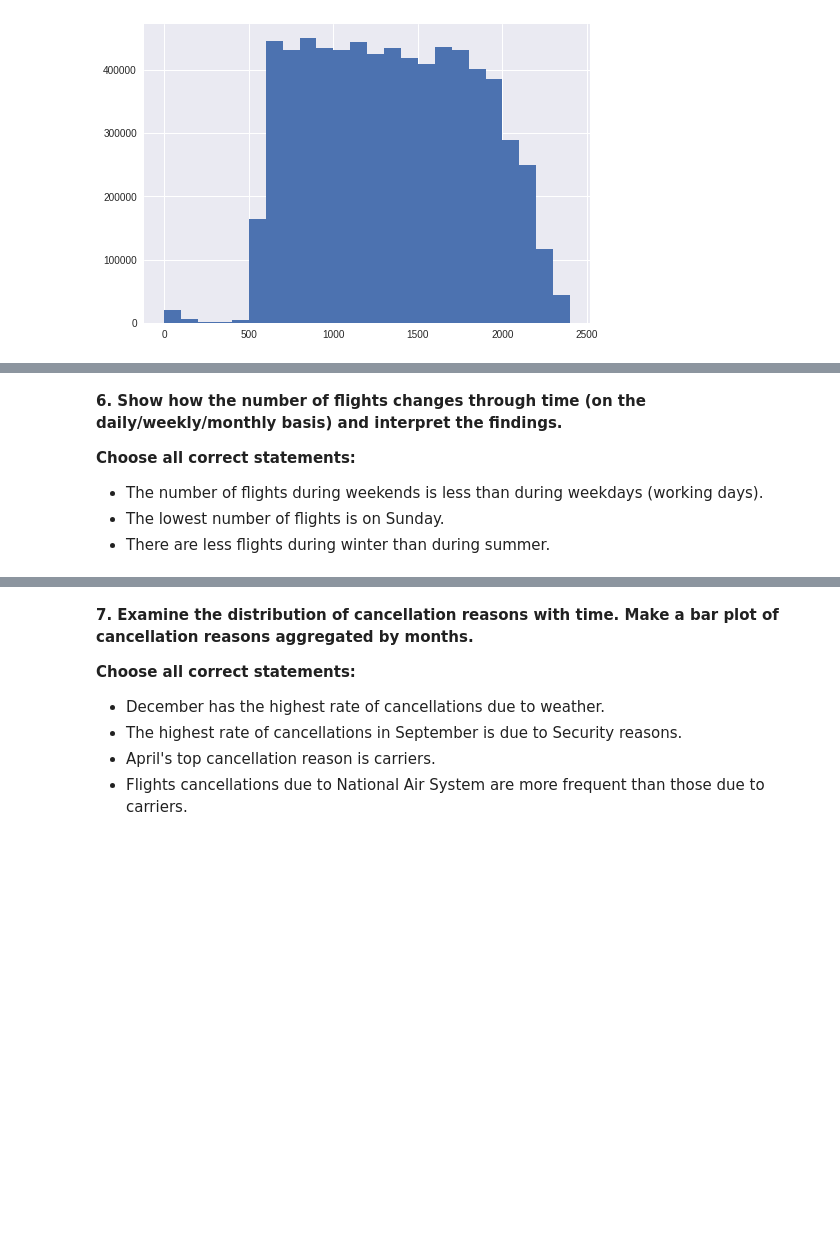
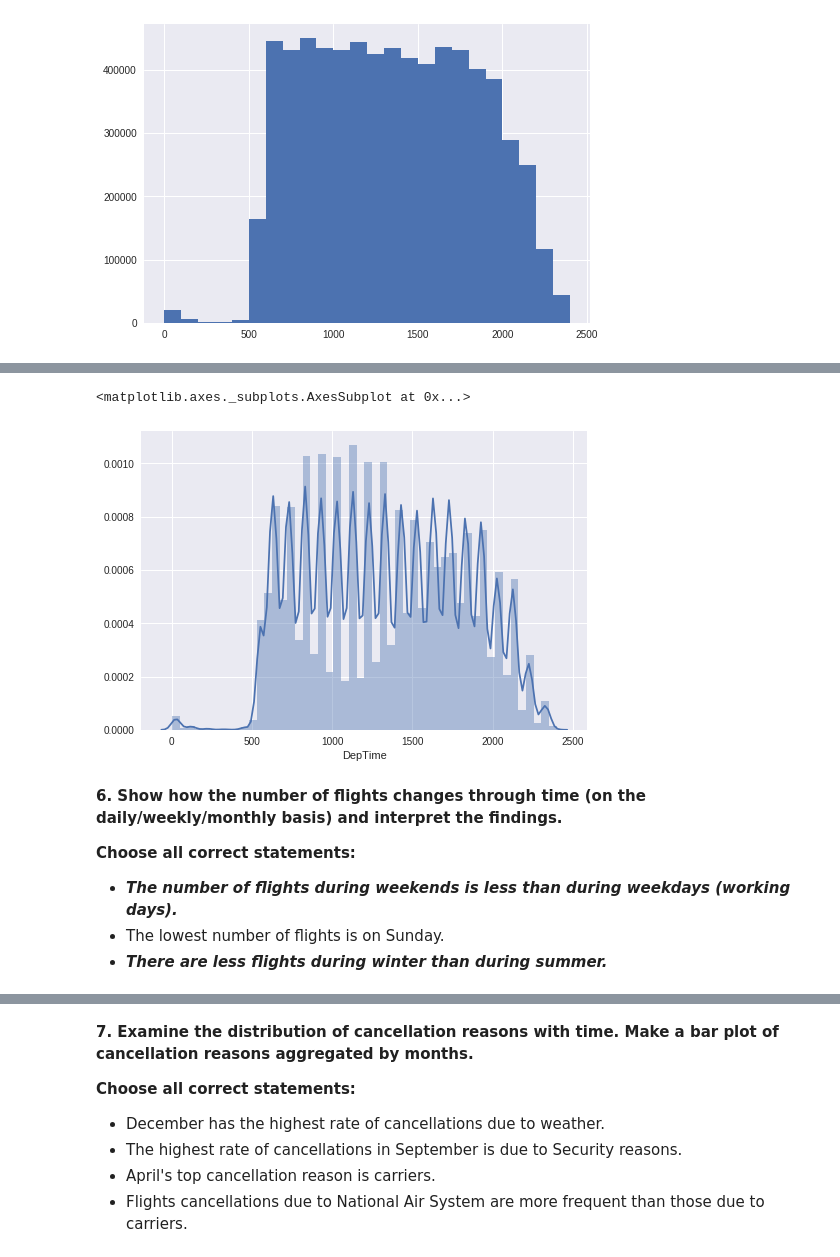
Before and after one commit to JacksonIsaac/colab_notebooks, a Jupyter notebook: [mlcourse_ai]assignment2_USA_flights.ipynb, the cells around one changed output, grey strips where cells are left out. Cells and saved outputs as stored; diff of their text form; code cells hidden in the pictures; blank space fills up the shorter version.

```diff
--- a/[mlcourse_ai]assignment2_USA_flights.ipynb
+++ b/[mlcourse_ai]assignment2_USA_flights.ipynb
@@ -519,9 +524,14 @@ flights_df['DepTime'].hist(bins=24)
+# %%
+sns.distplot(flights_df['DepTime'].dropna())
+# %% [output]
+<matplotlib.axes._subplots.AxesSubplot at 0x...>
+[figure, added]
 # %% [markdown]
 **6. Show how the number of flights changes through time (on the daily/weekly/monthly basis) and interpret the findings.**
 
 **Choose all correct statements:**
-- The number of flights during weekends is less than during weekdays (working days).
+- ***The number of flights during weekends is less than during weekdays (working days).***
 - The lowest number of flights is on Sunday.
-- There are less flights during winter than during summer.
+- ***There are less flights during winter than during summer.***
 # %%
 # You code here
```
Also changed, not shown: parts of 7 cells of this notebook.
